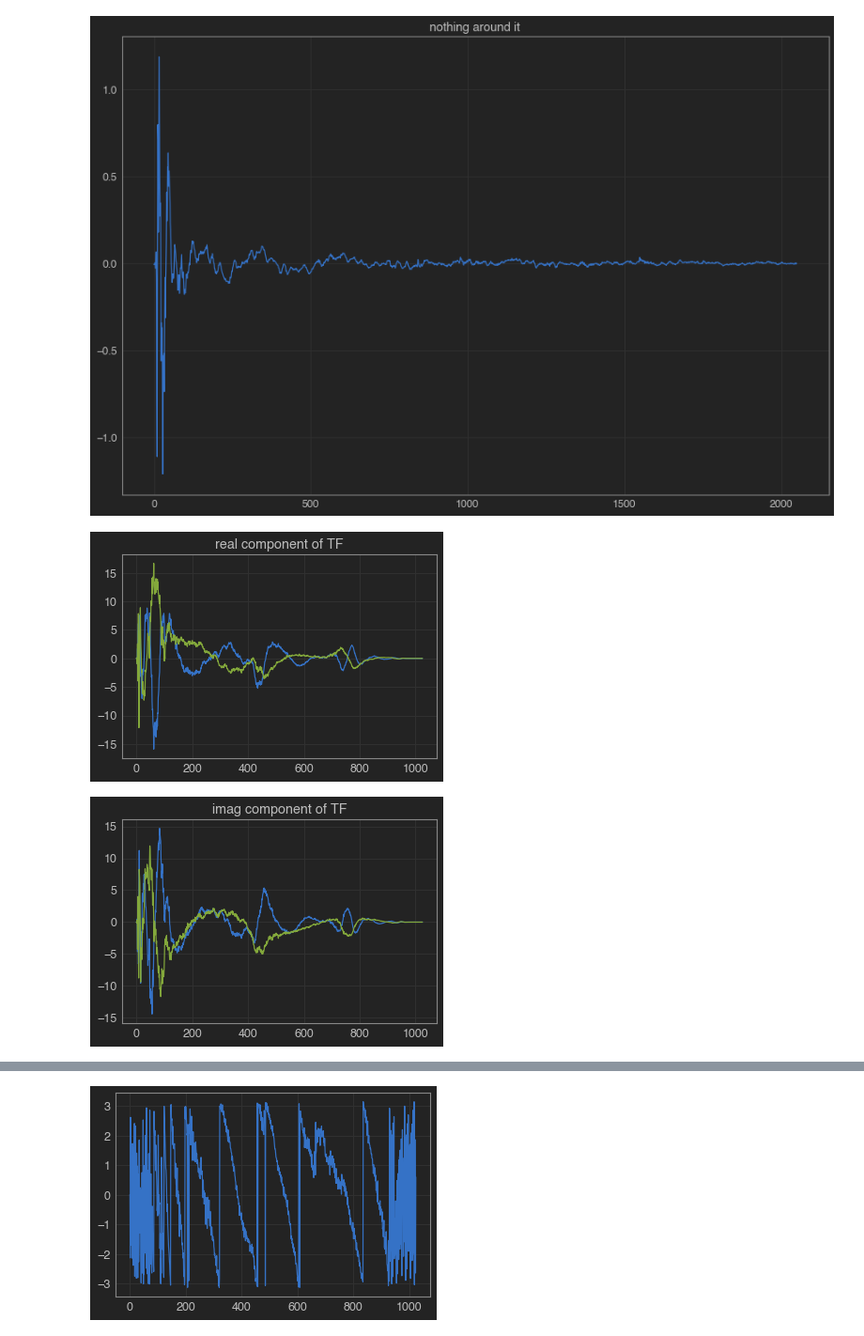
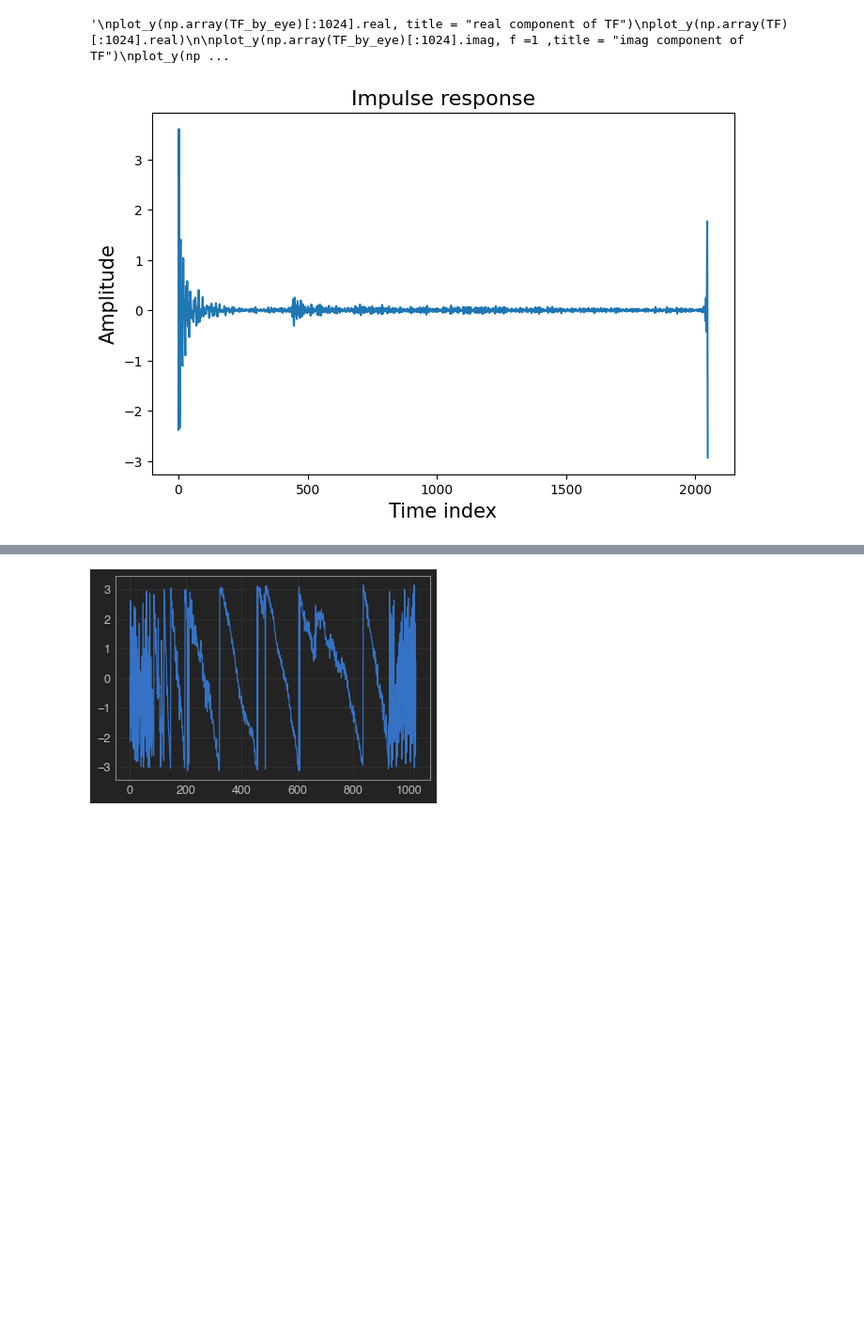
Before and after one commit to kaijunge/CleanNoise_GF3, a Jupyter notebook: Kai testing.ipynb, the cells around one changed output, grey strips where cells are left out. Shown at 94% size. Drawn from its saved outputs; the diff is of its cells as text; code cells hidden in the pictures; blank space fills up the shorter version.

```diff
--- a/Kai testing.ipynb
+++ b/Kai testing.ipynb
@@ -38,7 +37,7 @@ sec = math.ceil(len(x)/fs) + 4
 location = 'workdesk'
 #y = record_and_save('speakertolaptop.wav', sec)
 #y = audioDataFromFile('recorded_data_' + location + '.wav')
-y = audioDataFromFile('Wav_Files/speakertophone2.wav')
+y = audioDataFromFile('Wav_Files/recorded_data_piano room.wav')
 # %%
 # obtain only the time series we are interested in
-y_dash = removeChirpAndPause(y, chirp_signal, pause_after_chirp, plot = True, rng = 40)
+y_dash = removeChirpAndPause(y, chirp_signal, pause_after_chirp, plot = False, rng = 40)
@@ -53,7 +48,7 @@ CE_samples, CE_freq, remaining = sliceData(y_dash, 2048, 2048, 2048, 20)
 
 freq = []
 for sample in CE_samples:
-    freq.append( fft( np.roll(sample, 15) ) )
+    freq.append( fft( np.roll(sample, 3) ) )
 
 
 CE_time_adjusted_freq = np.array(freq)
@@ -61,25 +56,59 @@ impulse_simple_by_eye, TF_by_eye = getImpulseSimple(CE_time_adjusted_freq, known
 # %%
 # getImpulseSimple(freq, known_freq, N, repeat)
 impulse_simple, TF = getImpulseSimple(CE_freq, known_freq, len(CE_freq[0]), len(CE_freq))
 impulse_simple_by_eye, TF_by_eye = getImpulseSimple(CE_time_adjusted_freq, known_freq, len(CE_freq[0]), len(CE_freq))
 
 #plot_y(impulse_simple[1900:])
 
-y_plotting = impulse_simple_by_eye
-plt.figure(2, figsize =(15,10))
+
+
+'''y_plotting = impulse_simple_by_eye[:700]
+magnitude = np.absolute(TF)[:1023]
+freq_x = np.linspace(0, fs/2, 1023)
+## FOR PLOTTING ONLY
+
+fig, ax = plt.subplots(1, 2, figsize = (11, 5))
+ax[0].plot(y_plotting)
+ax[0].set_ylabel("Log magnitude", fontsize = 13)
+ax[0].set_xlabel("Time index", fontsize = 13)
+ax[0].set_title("Impulse response",fontsize = 13)
+
+
+ax[1].plot(freq_x, magnitude)
+ax[1].set_yscale("log")
+ax[1].set_ylabel("Log magnitude", fontsize = 13)
+ax[1].set_xlabel("Frequency", fontsize = 13)
+ax[1].set_title("Magnitude plot",fontsize = 13)
+#plt.subplots_adjust(wspace=0, hspace=0.15)
+
+plt.suptitle("Speaker: iPhone, Mic: Macbook, Location: Piano Room")
+plt.subplots_adjust(top=0.86)
+
+plt.savefig("Data_Files/impulse9.pdf")
+
+## FOR PLOTTING ONLY'''
+
+
+
+y_plotting = impulse_simple_by_eye#[:700]
+plt.figure(2, figsize =(8,5))
 x = np.linspace(0, len(y_plotting), len(y_plotting))
 plt.plot(x, y_plotting)
-plt.title('nothing around it')
+plt.title('Impulse response', fontsize = 16)
+plt.xlabel("Time index", fontsize = 15)
+plt.ylabel("Amplitude", fontsize = 15)
 
+plt.savefig("Data_Files/impulse_piano.pdf")
 
+'''
 plot_y(np.array(TF_by_eye)[:1024].real, title = "real component of TF")
 plot_y(np.array(TF)[:1024].real)
 
 plot_y(np.array(TF_by_eye)[:1024].imag, f =1 ,title = "imag component of TF")
 plot_y(np.array(TF)[:1024].imag, f = 1)
 
 plot_y(np.absolute(TF)[:1024], f=4)
+'''
 # %% [output]
+'\nplot_y(np.array(TF_by_eye)[:1024].real, title = "real component of TF")\nplot_y(np.array(TF)[:1024].real)\n\nplot_y(np.array(TF_by_eye)[:1024].imag, f =1 ,title = "imag component of TF")\nplot_y(np ...
-[figure, old version]
+[figure, new version]
-[figure, removed]
-[figure, removed]
```
Also changed, not shown: parts of 6 cells of this notebook, 6 other files.
